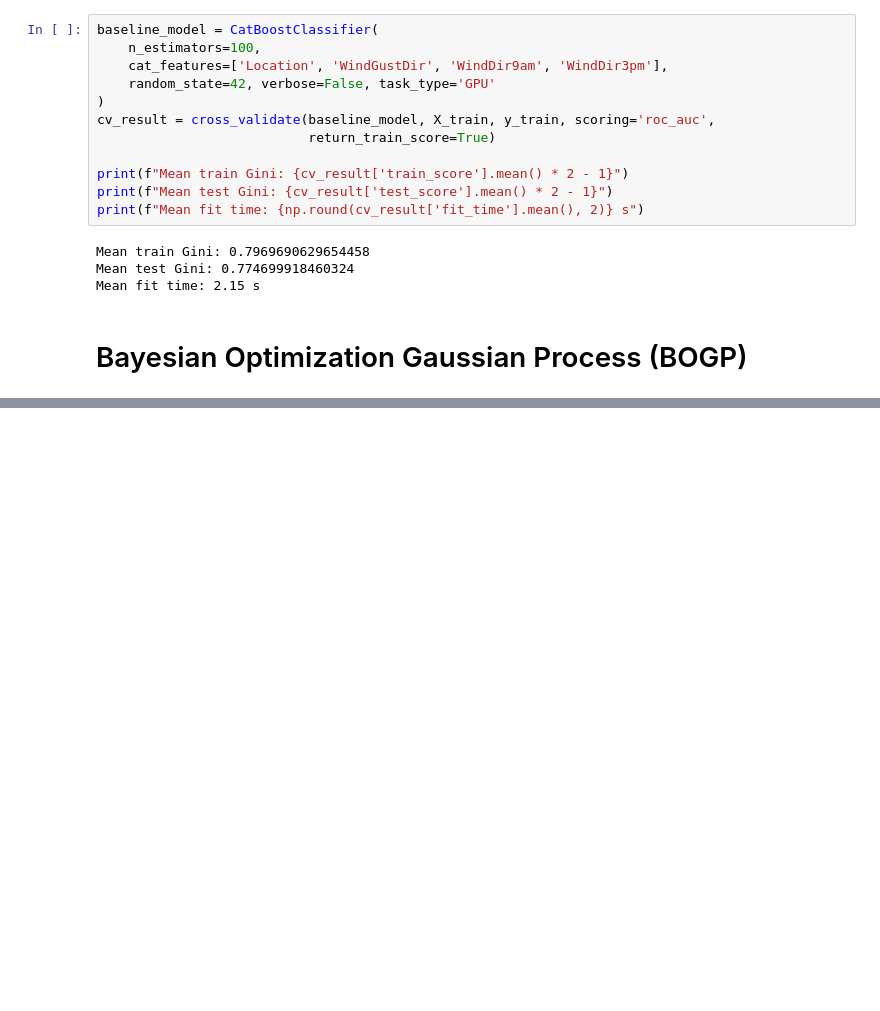
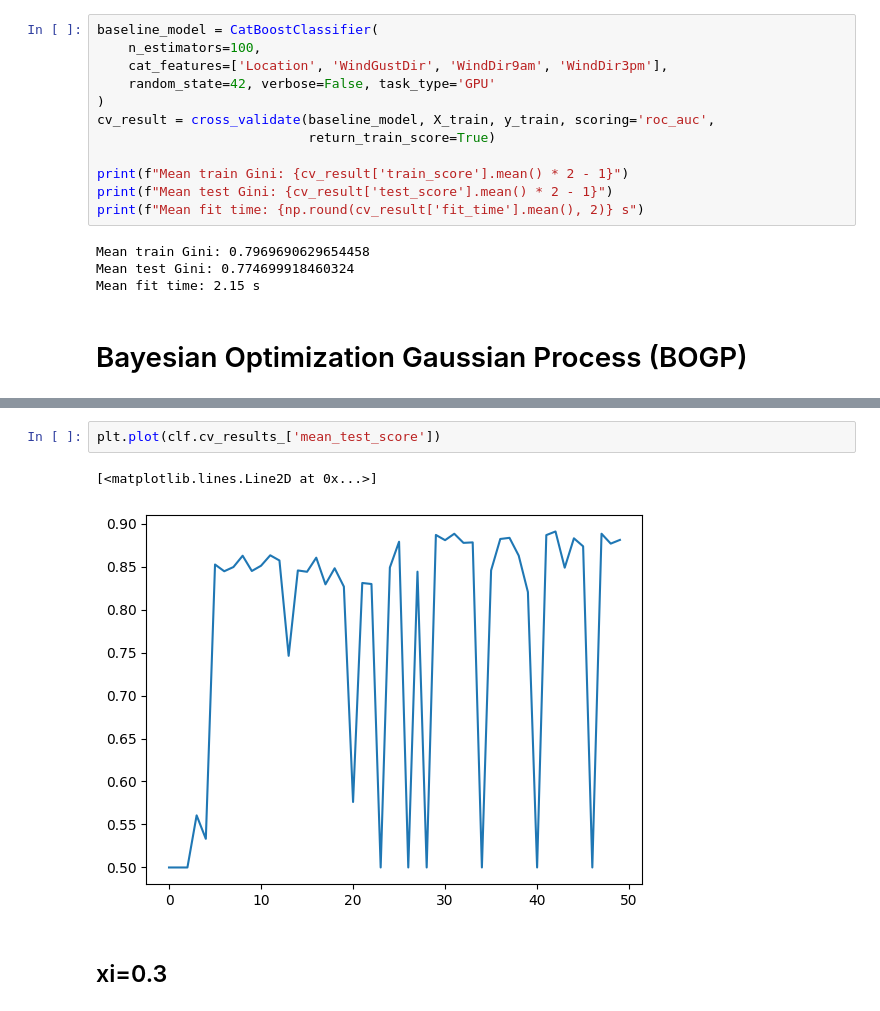
Before and after one commit to antbartash/australian_rain, a Jupyter notebook: BayesianOptimization_skopt.ipynb, the cells around one changed output, grey strips where cells are left out. Saved outputs shown, nothing was run; the diff lists cells and outputs as text; blank space fills up the shorter version.

```diff
--- a/BayesianOptimization_skopt.ipynb
+++ b/BayesianOptimization_skopt.ipynb
@@ -151,0 +196,7 @@ plt.show()
+# %%
+plt.plot(clf.cv_results_['mean_test_score'])
+# %% [output]
+[<matplotlib.lines.Line2D at 0x...>]
+[figure, added]
+# %% [markdown]
+## xi=0.3
```
Also changed, not shown: parts of 9 cells of this notebook.
